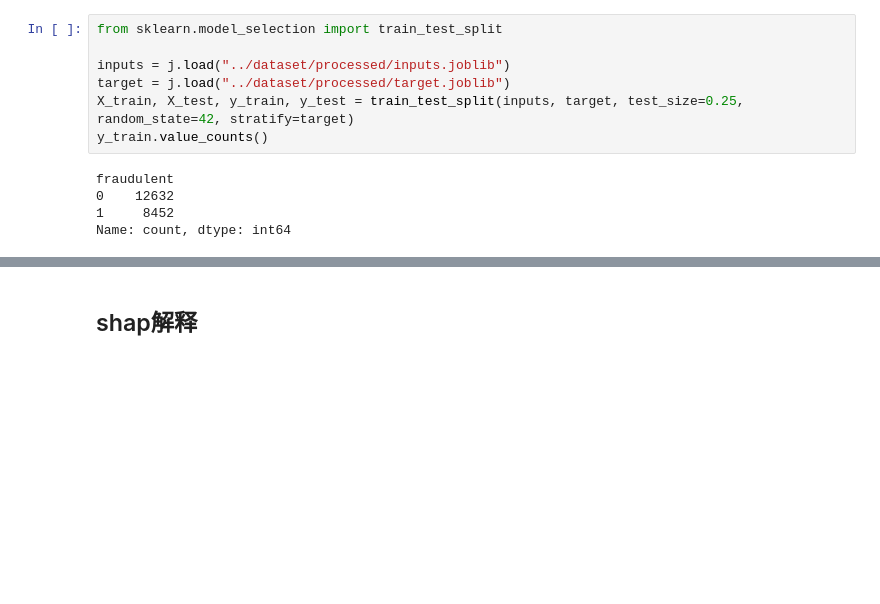
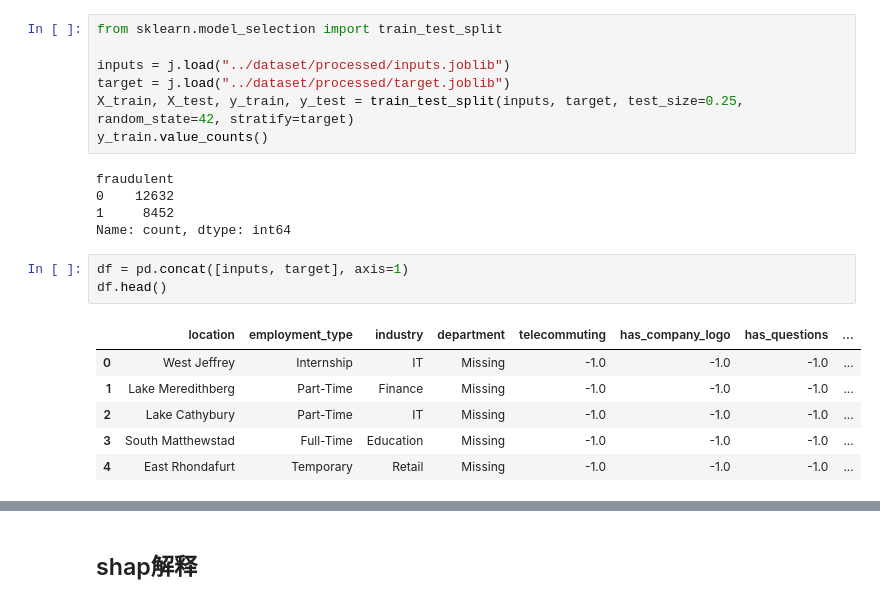
Before and after one commit to ZenCoder-art/ofd, a Jupyter notebook: backend/notebooks/model_analysis.ipynb, the cells around one changed output, grey strips where cells are left out. Cells and saved outputs as stored; diff of their text form; blank space fills up the shorter version.

```diff
--- a/backend/notebooks/model_analysis.ipynb
+++ b/backend/notebooks/model_analysis.ipynb
@@ -23,3 +23,13 @@ fraudulent
 0    12632
 1     8452
 Name: count, dtype: int64
+# %%
+df = pd.concat([inputs, target], axis=1)
+df.head()
+# %% [output]
+|  | location | employment_type | industry | department | telecommuting | has_company_logo | has_questions | ... |
+| 0 | West Jeffrey | Internship | IT | Missing | -1.0 | -1.0 | -1.0 | ... |
+| 1 | Lake Meredithberg | Part-Time | Finance | Missing | -1.0 | -1.0 | -1.0 | ... |
+| 2 | Lake Cathybury | Part-Time | IT | Missing | -1.0 | -1.0 | -1.0 | ... |
+| 3 | South Matthewstad | Full-Time | Education | Missing | -1.0 | -1.0 | -1.0 | ... |
+| 4 | East Rhondafurt | Temporary | Retail | Missing | -1.0 | -1.0 | -1.0 | ... |
```
Also changed, not shown: parts of 12 cells of this notebook, 2 other files.
